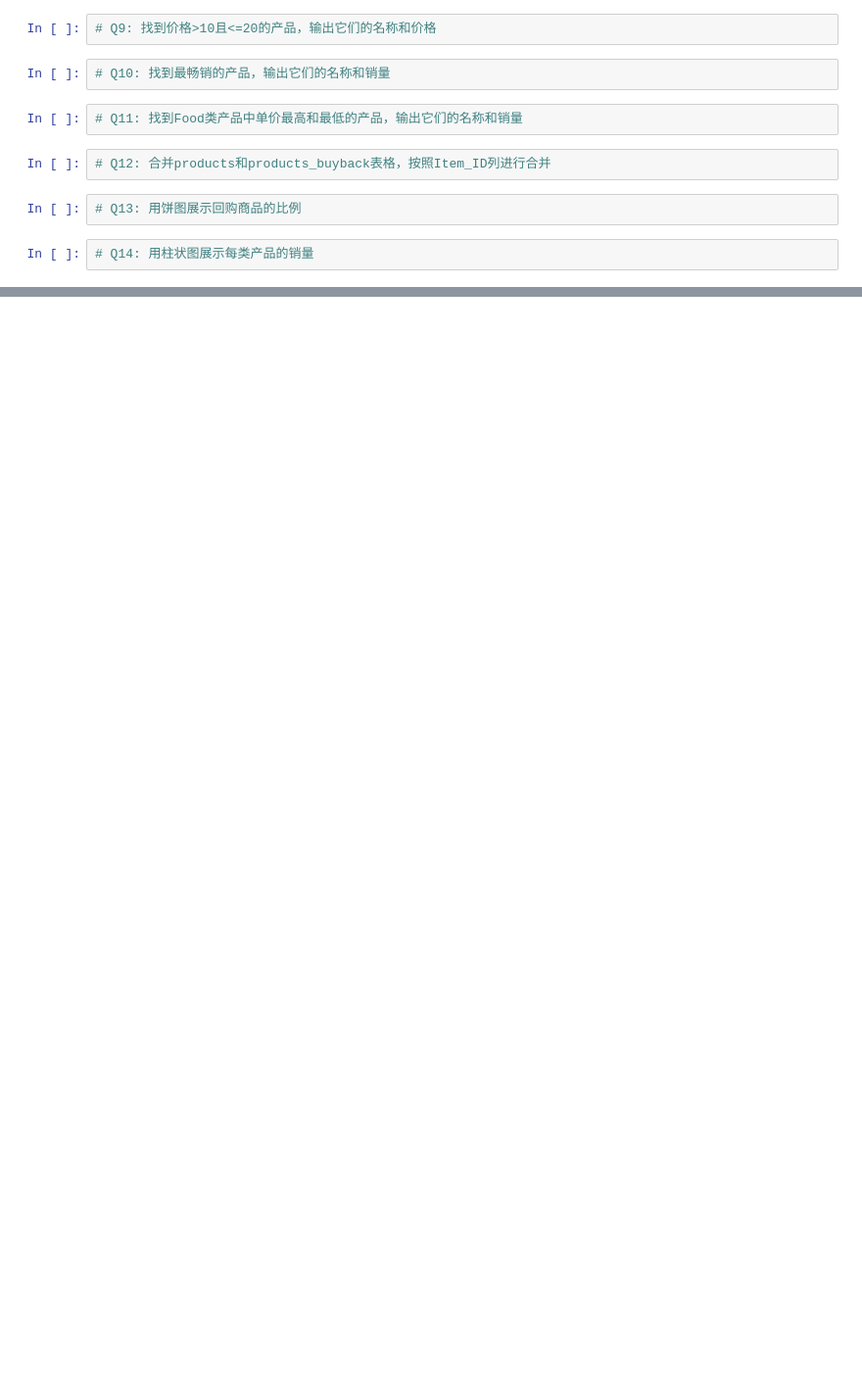
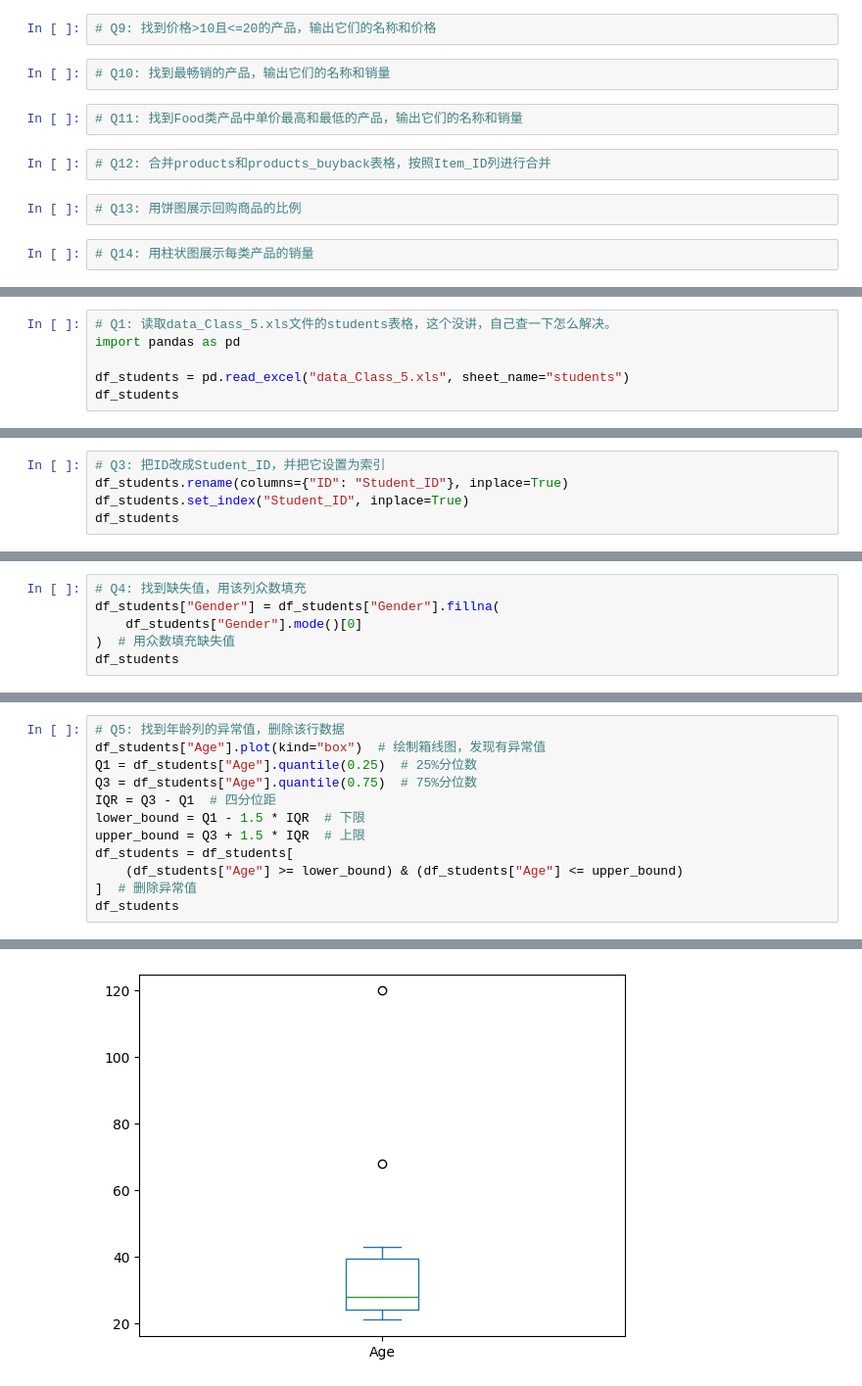
Before and after one commit to chunyi-11/PythonCourse, a Jupyter notebook: Class_5.ipynb, the cells around one changed output, grey strips where cells are left out. Shown: that part at 98% size. Cells and saved outputs as stored; diff of their text form; blank space fills up the shorter version.

```diff
--- a/Class_5.ipynb
+++ b/Class_5.ipynb
@@ -1820,0 +1823,6 @@ print(textwrap.dedent(text))
+# %%
+# Q1: 读取data_Class_5.xls文件的students表格，这个没讲，自己查一下怎么解决。
+import pandas as pd
+
+df_students = pd.read_excel("data_Class_5.xls", sheet_name="students")
+df_students
@@ -1820,0 +1852,5 @@ print(textwrap.dedent(text))
+# %%
+# Q3: 把ID改成Student_ID，并把它设置为索引
+df_students.rename(columns={"ID": "Student_ID"}, inplace=True)
+df_students.set_index("Student_ID", inplace=True)
+df_students
@@ -1820,0 +1871,6 @@ print(textwrap.dedent(text))
+# %%
+# Q4: 找到缺失值，用该列众数填充
+df_students["Gender"] = df_students["Gender"].fillna(
+    df_students["Gender"].mode()[0]
+)  # 用众数填充缺失值
+df_students
@@ -1820,0 +1891,13 @@ print(textwrap.dedent(text))
+# %%
+# Q5: 找到年龄列的异常值，删除该行数据
+df_students["Age"].plot(kind="box")  # 绘制箱线图，发现有异常值
+Q1 = df_students["Age"].quantile(0.25)  # 25%分位数
+Q3 = df_students["Age"].quantile(0.75)  # 75%分位数
+IQR = Q3 - Q1  # 四分位距
+lower_bound = Q1 - 1.5 * IQR  # 下限
+upper_bound = Q3 + 1.5 * IQR  # 上限
+df_students = df_students[
+    (df_students["Age"] >= lower_bound) & (df_students["Age"] <= upper_bound)
+]  # 删除异常值
+df_students
+# %% [output]
@@ -1820,0 +1915 @@ print(textwrap.dedent(text))
+[figure, added]
```
Also changed, not shown: parts of 24 cells of this notebook.
